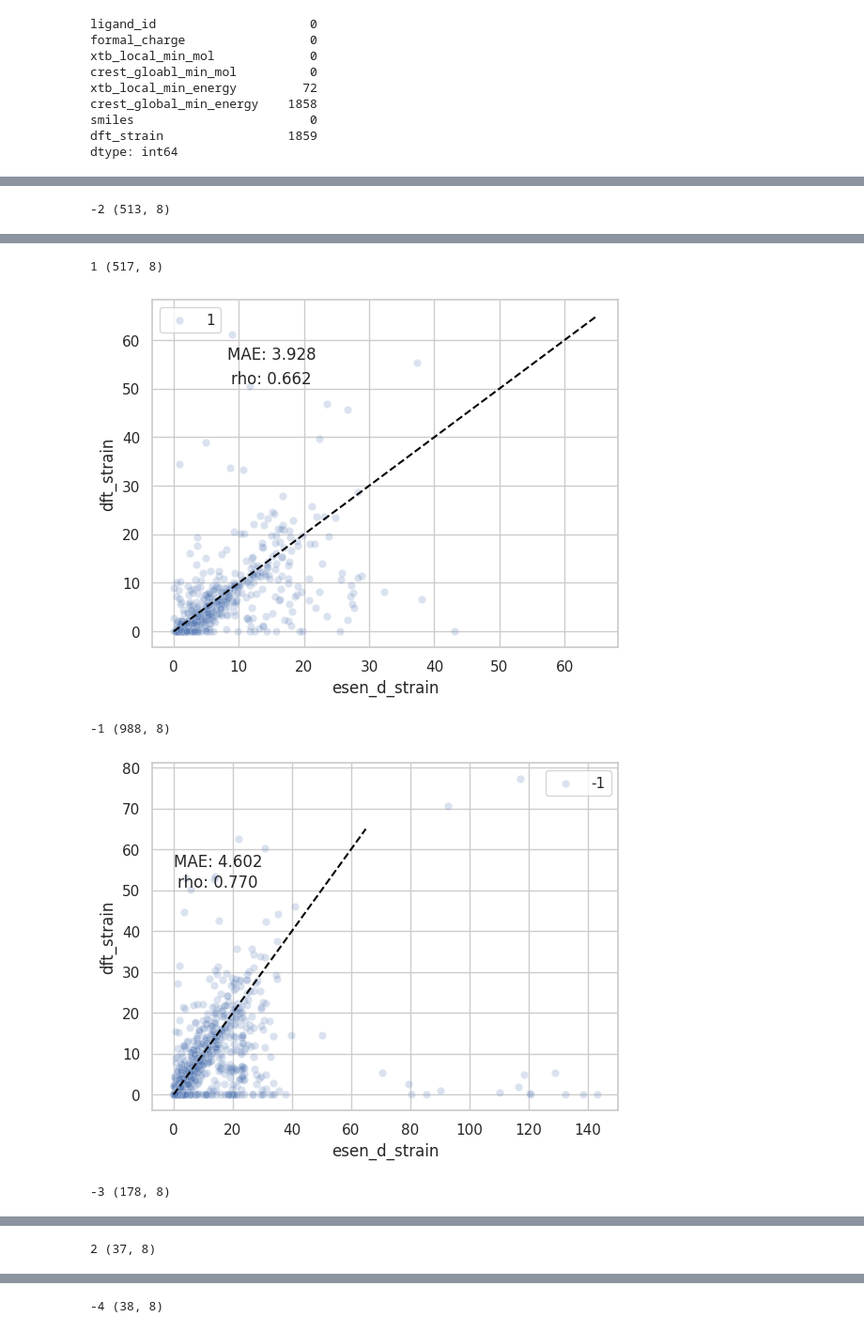
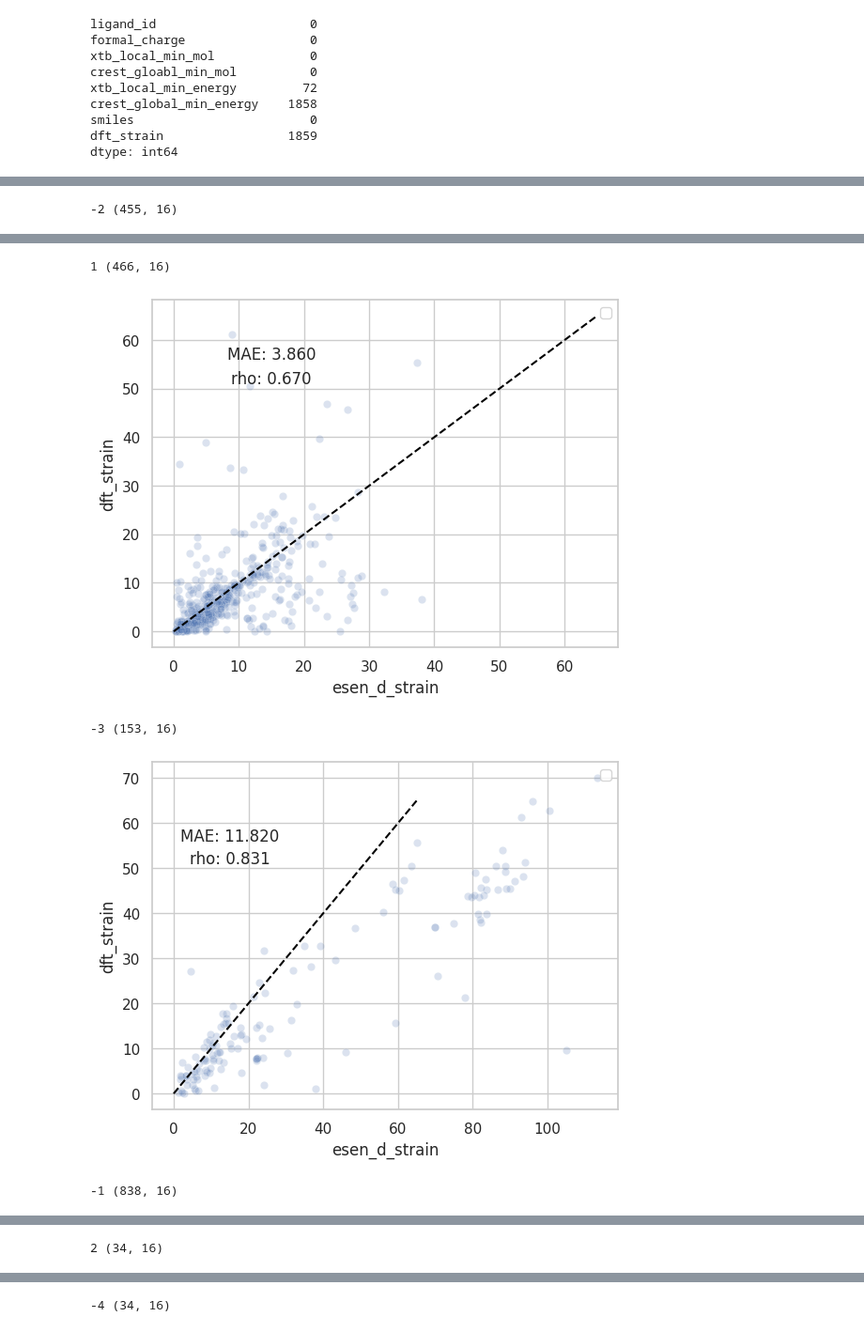
Before and after one commit to prescient-design/StrainRelief, a Jupyter notebook: analysis/analysis_charged.ipynb, the cells around one changed output, grey strips where cells are left out. Shown at 94% size. Drawn from its saved outputs; the diff is of its cells as text; code cells hidden in the pictures.

```diff
--- a/analysis/analysis_charged.ipynb
+++ b/analysis/analysis_charged.ipynb
@@ -155,2 +177,0 @@ MACE: 23
-# %%
-root["dft_was_negative"] = root.dft_strain < 0
@@ -157,5 +226,9 @@ root["dft_was_negative"] = root.dft_strain < 0
 # %%
 # map all negative strains to 0
-root.loc[root.dft_strain < 0, "dft_strain"] = 0
-root.loc[root.esen_d_strain < 0, "esen_d_strain"] = 0
-root.loc[root.mace_strain < 0, "mace_strain"] = 0
+root.loc[root.dft_strain < 0, "dft_strain"] = np.nan
+root.loc[root.esen_c_strain < 0, "esen_c_strain"] = np.nan
+root.loc[root.esen_d_strain < 0, "esen_d_strain"] = np.nan
+root.loc[root.uma_s_strain < 0, "uma_s_strain"] = np.nan
+root.loc[root.mace_strain < 0, "mace_strain"] = np.nan
+
+root = root.dropna(subset="dft_strain")
@@ -180,7 +242,9 @@ threshold = 14.7
 # %%
 root["passes_dft_filter"] = root.dft_strain < threshold
 root["passes_mace_filter"] = root.mace_strain < threshold
+root["passes_esen_c_filter"] = root.esen_c_strain < threshold
 root["passes_esen_d_filter"] = root.esen_d_strain < threshold
+root["passes_uma_s_filter"] = root.uma_s_strain < threshold
 # %%
 mace_no_nan = root.dropna(subset="mace_strain")
 esen_d_no_nan = root.dropna(subset="esen_d_strain")
@@ -231,0 +322,22 @@ plt.show()
+# %%
+root["esen_d_error"] = root.esen_d_strain - root.dft_strain
+root["esen_c_error"] = root.esen_c_strain - root.dft_strain
+root["mace_error"] = root.mace_strain - root.dft_strain
+root["uma_s_error"] = root.uma_s_strain - root.dft_strain
+
+# switch to long format data
+_df = root[["esen_d_error", "mace_error", "uma_s_error", "esen_c_error"]]
+_df = _df.melt(var_name="model", value_name="error")
+
+sns.boxplot(data=_df, y="error", x="model", palette=palette, order=["mace_error", "esen_d_error", "esen_c_error", "uma_s_error"])
+plt.ylim(0, 20)
+plt.ylabel("Absolute Error")
+plt.xlabel("")
+plt.xticks(rotation=0, labels=["MACE", "eSEN sm d", "eSEN sm c", "UMA s"], ticks=range(4))
+plt.show()
+
+print(root[root.esen_d_error > 10].shape[0], root[root.esen_d_error > 20].shape[0], root[root.esen_d_error > 30].shape[0])
+print(root[root.esen_c_error > 10].shape[0], root[root.esen_c_error > 20].shape[0], root[root.esen_c_error > 30].shape[0])
+print(root[root.uma_s_error > 10].shape[0], root[root.uma_s_error > 20].shape[0], root[root.uma_s_error > 30].shape[0])
+print(root[root.mace_error > 10].shape[0], root[root.mace_error > 20].shape[0], root[root.mace_error > 30].shape[0])
+# esen s d has more high error strains. this will drastically affect the MAE.
@@ -316,11 +479,11 @@ for ch in root.formal_charge.unique():
     _df = root[root.formal_charge == ch]
     _no_nan = _df.dropna()
     print(ch, _df.shape)
-    sns.scatterplot(x="esen_d_strain", y="dft_strain", data=_df, alpha=0.2, label=ch, , hue="dft_was_negative")
+    sns.scatterplot(x="esen_d_strain", y="dft_strain", data=_df, alpha=0.2)
     sns.lineplot(x=[0, 65], y=[0, 65], color="black", linestyle="--")
     plt.text(15, 57, f"MAE: {mean_absolute_error(_no_nan.esen_d_strain, _no_nan.dft_strain):.3f}", fontsize=12, ha="center", va="center")
     plt.text(15, 52, f"rho: {spearmanr(_no_nan.esen_d_strain, _no_nan.dft_strain)[0]:.3f}", fontsize=12, ha="center", va="center")
     plt.legend()
     plt.show()
 # %% [output]
--2 (513, 8)
+-2 (455, 16)
@@ -328,5 +491,5 @@ for ch in root.formal_charge.unique():
-1 (517, 8)
+1 (466, 16)
-[figure, old version]
+[figure, new version]
--1 (988, 8)
+-3 (153, 16)
-[figure, old version]
+[figure, new version]
--3 (178, 8)
+-1 (838, 16)
@@ -334 +497 @@ for ch in root.formal_charge.unique():
-2 (37, 8)
+2 (34, 16)
@@ -336 +499 @@ for ch in root.formal_charge.unique():
--4 (38, 8)
+-4 (34, 16)
```
Also changed, not shown: parts of 20 cells of this notebook, 2 other files.
